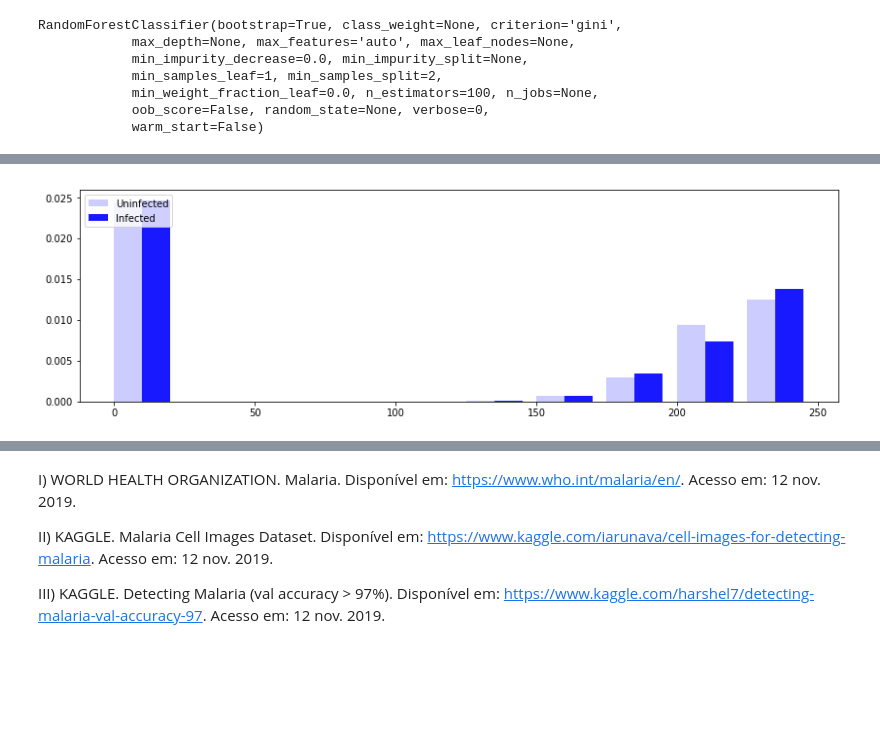
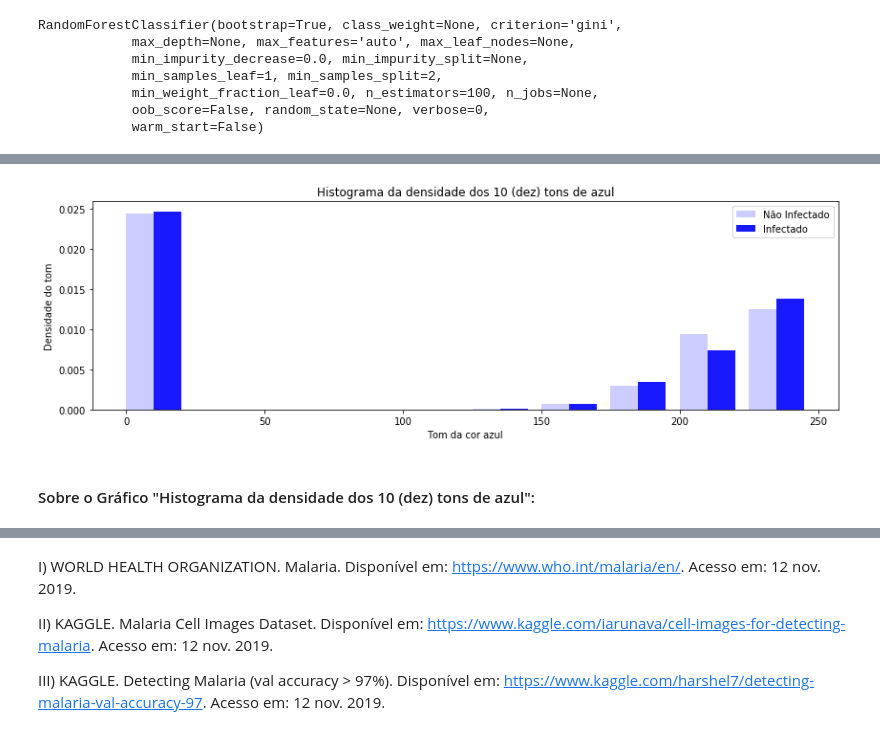
Before and after one commit to LuisFilipeMLoureiro/MachineLearning_Malaria, a Jupyter notebook: Projeto.ipynb, the cells around one changed output, grey strips where cells are left out. Drawn from its saved outputs; the diff is of its cells as text; code cells hidden in the pictures; blank space fills up the shorter version.

```diff
--- a/Projeto.ipynb
+++ b/Projeto.ipynb
@@ -419,10 +369,15 @@ In_Blue_medias
 # %%
 faixa=range(0,250,25)
 faixa2=range(10,260,25)
 plt.figure(figsize=(14,4))
-plt.bar(faixa,Un_Blue_medias, width=10,align="edge",color="blue",alpha=0.2, label="Uninfected")
-plt.bar(faixa2,In_Blue_medias,width=10,align="edge",color="blue",alpha=0.9, label="Infected")
-pylab.legend(loc='upper left')
+plt.bar(faixa,Un_Blue_medias, width=10,align="edge",color="blue",alpha=0.2, label="Não Infectado")
+plt.bar(faixa2,In_Blue_medias,width=10,align="edge",color="blue",alpha=0.9, label="Infectado")
+pylab.legend(loc='upper right')
+plt.ylabel("Densidade do tom")
+plt.xlabel("Tom da cor azul")
+plt.title("Histograma da densidade dos 10 (dez) tons de azul")
 plt.show()
 # %% [output]
-[figure, old version]
+[figure, new version]
+# %% [markdown]
+#### Sobre o Gráfico "Histograma da densidade dos 10 (dez) tons de azul":
```
Also changed, not shown: parts of 46 cells of this notebook.
